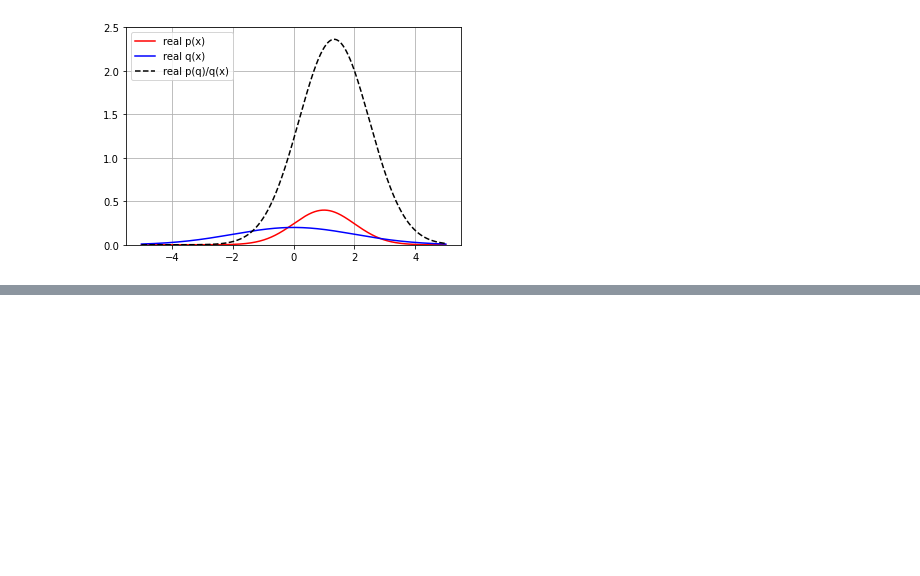
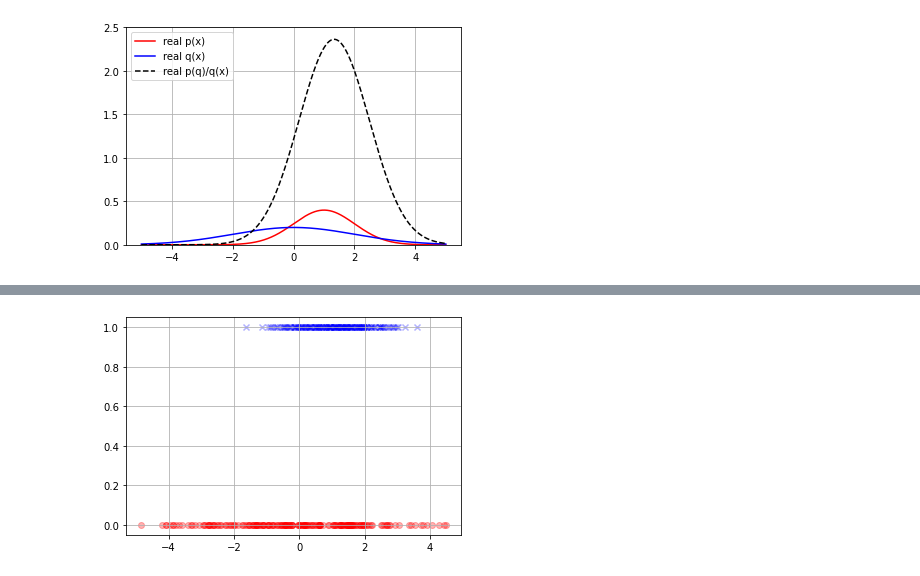
Before and after one commit to tymons/density-ratio-trick, a Jupyter notebook: density-ratio-trick.ipynb, the cells around one changed output, grey strips where cells are left out. Cells and saved outputs as stored; diff of their text form; code cells hidden in the pictures; blank space fills up the shorter version.

```diff
--- a/density-ratio-trick.ipynb
+++ b/density-ratio-trick.ipynb
@@ -76,0 +98,10 @@ monte carlo: (0.444290)
+# %%
+p_samples = p_real.sample((200,))
+q_samples = q_real.sample((200,))
+
+plt.scatter(p_samples, [1]*len(p_samples), c='b', marker='x', alpha=0.3)
+plt.scatter(q_samples, [0]*len(q_samples), c='r', marker='o', alpha=0.3)
+plt.grid()
+plt.show()
+# %% [output]
+[figure, added]
```
Also changed, not shown: parts of 9 cells of this notebook, 1 other file.
